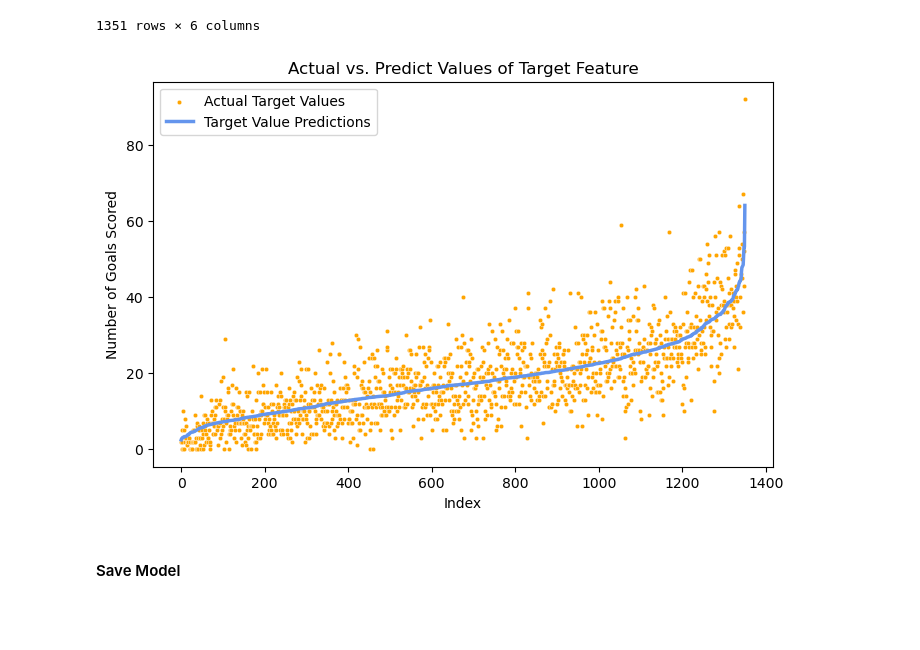
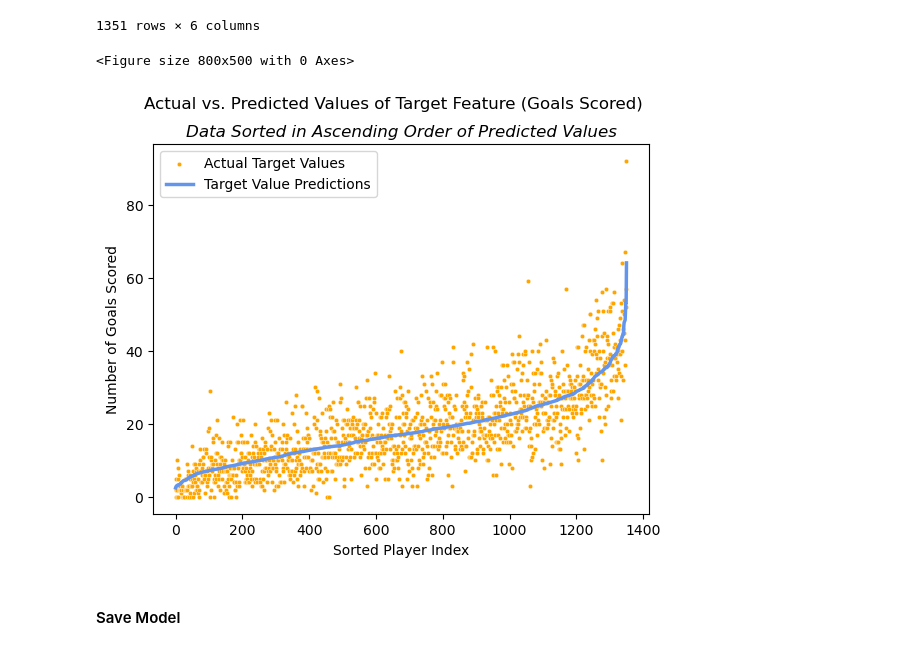
Before and after one commit to taylor975/goals_predict, a Jupyter notebook: Modeling.ipynb, the cells around one changed output. Saved outputs shown, nothing was run; the diff lists cells and outputs as text; code cells hidden in the pictures; blank space fills up the shorter version.

```diff
--- a/Modeling.ipynb
+++ b/Modeling.ipynb
@@ -1454,23 +1454,30 @@ results_df
 1351 rows × 6 columns
 # %%
 plt.figure(figsize=(8,5))
+fig, ax = plt.subplots()
 
 # Create a scatter plot for feature1
 sns.scatterplot(x=results_df.index, y='target', data=results_df, color='orange', label='Actual Target Values', s=10)
 
 # Add a line plot for feature2
 plt.plot(results_df.index, 'prediction', data=results_df, color='cornflowerblue', label='Target Value Predictions', linewidth=2.5)
 
 # Adding labels and title
-plt.xlabel('Index')
+plt.xlabel('Sorted Player Index')
 plt.ylabel('Number of Goals Scored')
-plt.title('Actual vs. Predict Values of Target Feature')
+
+fig.suptitle('Actual vs. Predicted Values of Target Feature (Goals Scored)')
+plt.title('Data Sorted in Ascending Order of Predicted Values', style="italic")
+plt.legend()
+
+# save the plot as PNG file
+plt.savefig("Actual_vs_Predicted_Goals.png")
 
 # Show the plot
-plt.legend()
 plt.show()
 # %% [output]
+<Figure size 800x500 with 0 Axes>
-[figure, old version]
+[figure, new version]
 # %% [markdown]
 #### Save Model
 # %%
```
Also changed, not shown: 7 other files.
